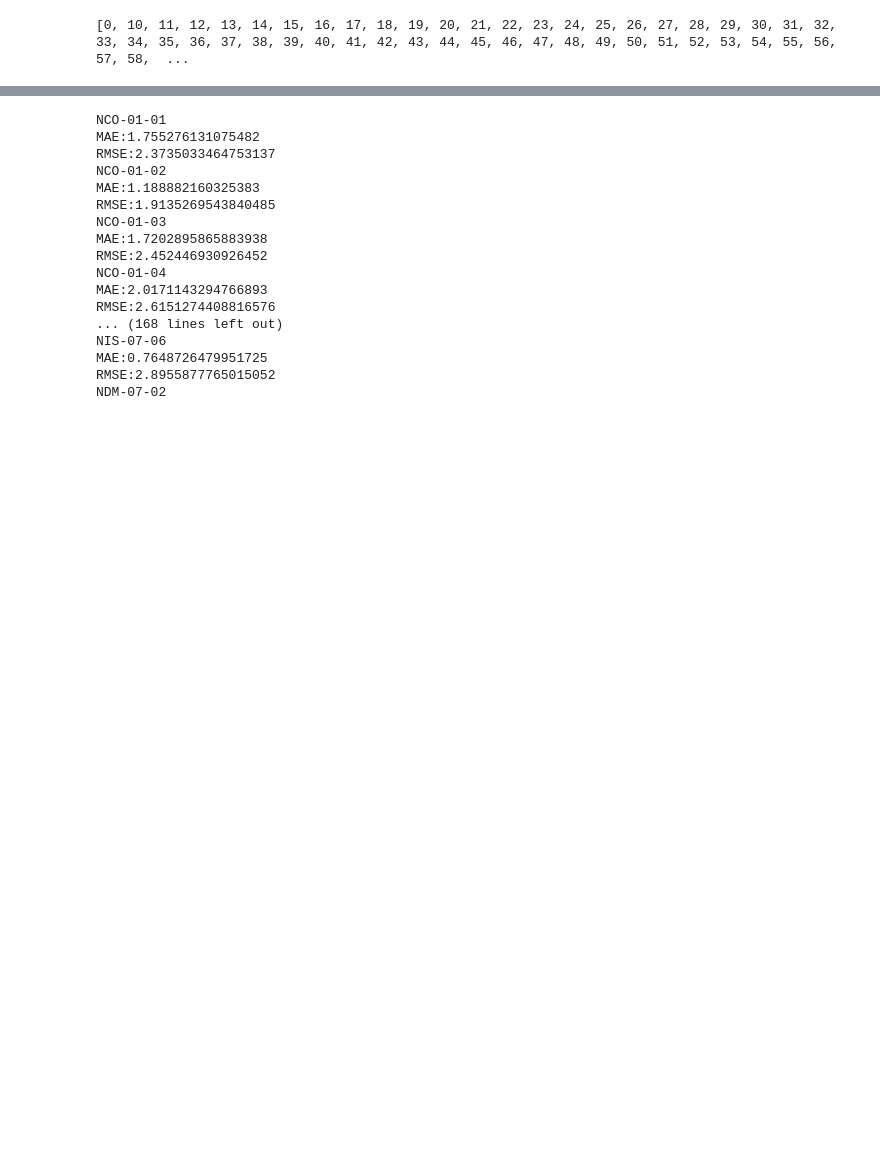
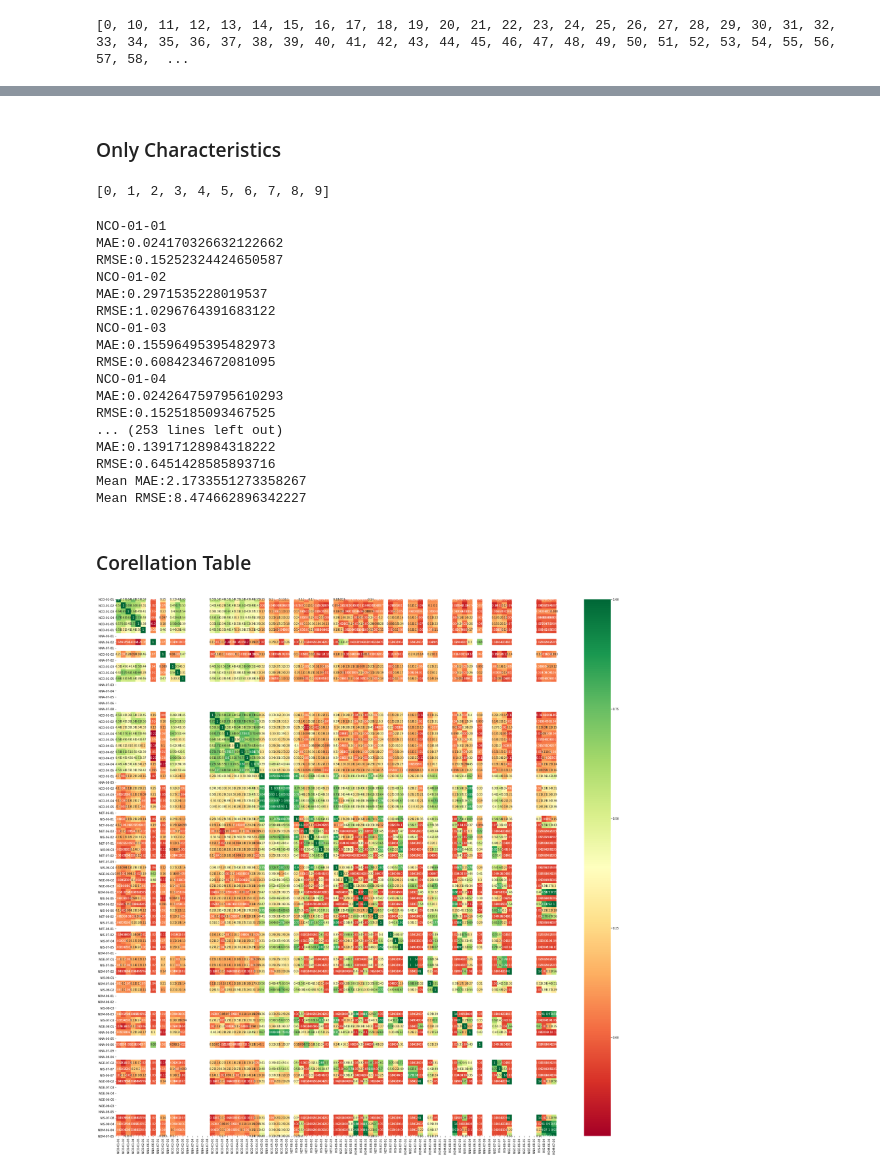
Before and after one commit to acmauth/GradeML, a Jupyter notebook: Simple ML.ipynb, the cells around one changed output, grey strips where cells are left out. Saved outputs shown, nothing was run; the diff lists cells and outputs as text; code cells hidden in the pictures; blank space fills up the shorter version.

```diff
--- a/Simple ML.ipynb
+++ b/Simple ML.ipynb
@@ -82,3 +120,11 @@ print(selected_columns)
+# %% [markdown]
+### Only Characteristics ###
+# %%
+# Using only the user characteristics
+selected_columns = list(range(0,10))
+print(selected_columns)
+# %% [output]
+[0, 1, 2, 3, 4, 5, 6, 7, 8, 9]
 # %%
 # Select only those columns
 data_selected = data.iloc[:,selected_columns]
@@ -86,12 +132,13 @@ data_selected = data.iloc[:,selected_columns]
 
 sum_error = 0
 sum_squared_error = 0
-for i in range(1,len(data_selected.columns)): #For each course
-    print(data_selected.columns[i])
+for course_selected in course_columns: #For each course
+    print(course_selected)
     errors = []
     sq_errors = []
-    X = data_selected.drop(data_selected.columns[i],axis=1,inplace=False)
-    y = data_selected.iloc[:,i]
+    if course_selected in data_selected:
+        X = data_selected.drop(course_selected,axis=1,inplace=False)
+    y = data.loc[:,course_selected]
     loo = LeaveOneOut()
     xgb = XGBRegressor(objective = 'reg:squarederror')
     for train_index, test_index in loo.split(X):
@@ -111,19 +158,30 @@ print("Mean MAE:" + str( sum_error / (len(data_selected.columns) - 1)))
 print("Mean RMSE:" + str( sum_squared_error / (len(data_selected.columns) - 1)))
 # %% [output]
 NCO-01-01
-MAE:1.755276131075482
-RMSE:2.3735033464753137
+MAE:0.024170326632122662
+RMSE:0.15252324424650587
 NCO-01-02
-MAE:1.188882160325383
-RMSE:1.9135269543840485
+MAE:0.2971535228019537
+RMSE:1.0296764391683122
 NCO-01-03
-MAE:1.7202895865883938
-RMSE:2.452446930926452
+MAE:0.15596495395482973
+RMSE:0.6084234672081095
 NCO-01-04
-MAE:2.0171143294766893
-RMSE:2.6151274408816576
-... (168 lines left out)
-NIS-07-06
-MAE:0.7648726479951725
-RMSE:2.8955877765015052
-NDM-07-02
+MAE:0.024264759795610293
+RMSE:0.1525185093467525
+... (253 lines left out)
+MAE:0.13917128984318222
+RMSE:0.6451428585893716
+Mean MAE:2.1733551273358267
+Mean RMSE:8.474662896342227
+# %% [markdown]
+### Corellation Table ###
+# %%
+
+corrmat = data_selected.corr(method="pearson")
+top_corr_features = corrmat.index
+plt.figure(figsize=(35, 35))
+g = sns.heatmap(data_selected[top_corr_features].corr(), annot=True, cmap="RdYlGn")
+plt.show()
+# %% [output]
+[figure, added]
```
Also changed, not shown: parts of 6 cells of this notebook.
